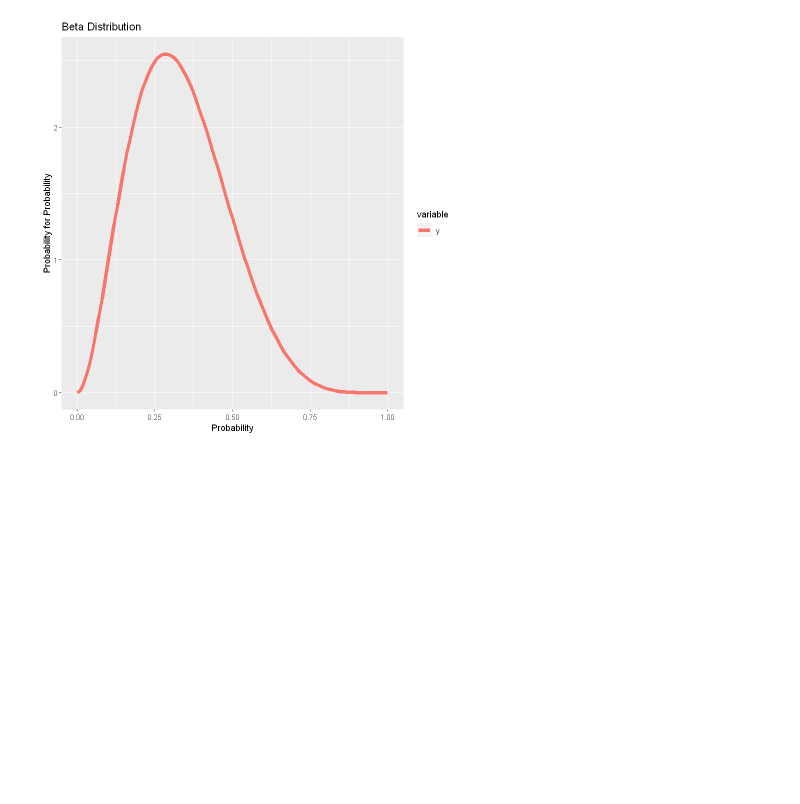
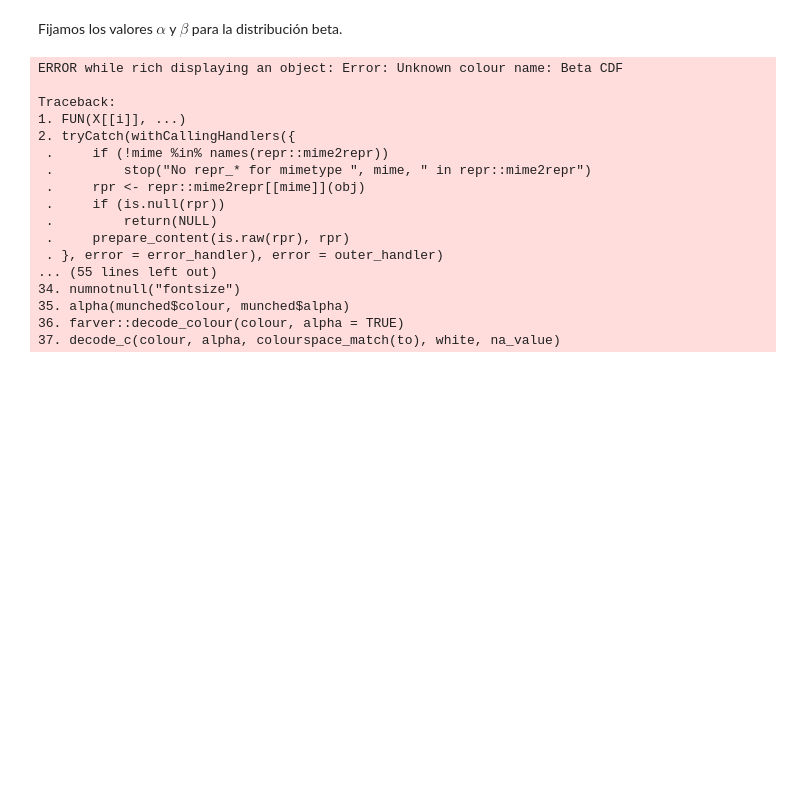
Before and after one commit to fjsaezm/mcd, a Jupyter notebook: MAE/PdfEstimation/Untitled.ipynb, the cells around one changed output. Drawn from its saved outputs; the diff is of its cells as text; code cells hidden in the pictures; blank space fills up the shorter version.

```diff
--- a/MAE/PdfEstimation/Untitled.ipynb
+++ b/MAE/PdfEstimation/Untitled.ipynb
@@ -72,16 +93,39 @@ The following object is masked from 'package:tidyr':
 
     smiths
+# %% [markdown]
+Fijamos los valores $\alpha$ y $\beta$ para la distribución beta.
 # %%
 alpha <- 3
 beta <- 6
 # %%
 x <- seq(0, 1, 0.01)
-beta_dist <- data.frame(x = x, y = dbeta(x,shape1=alpha,shape2=beta))
-beta_melt <- melt(beta_dist,x)
-g <- ggplot(beta_melt, aes(x,value, color=variable))
-g+geom_line(size=2) + labs(title="Beta Distribution") + labs(x="Probability", y="Probability for Probability")
+beta_dens <- data.frame(x = x, y = dbeta(x,shape1=alpha,shape2=beta))
+beta_melt <- melt(beta_dens,x)
+ggplot(beta_melt, aes(x,value, color="Beta Density")) +
+    geom_line(size=1.3) +
+    labs(title="Beta Distribution") +
+    stat_function(fun = function(x) pbeta(x, alpha, beta), color = "Beta CDF",size = 1) +
+    labs(x="Probability", y="Density") +
+    scale_color_manual("Legend",values=c("blue","red"))
 # %% [output]
+ERROR while rich displaying an object: Error: Unknown colour name: Beta CDF
+
+Traceback:
+1. FUN(X[[i]], ...)
+2. tryCatch(withCallingHandlers({
+ .     if (!mime %in% names(repr::mime2repr))
+ .         stop("No repr_* for mimetype ", mime, " in repr::mime2repr")
+ .     rpr <- repr::mime2repr[[mime]](obj)
+ .     if (is.null(rpr))
+ .         return(NULL)
+ .     prepare_content(is.raw(rpr), rpr)
+ . }, error = error_handler), error = outer_handler)
+... (55 lines left out)
+34. numnotnull("fontsize")
+35. alpha(munched$colour, munched$alpha)
+36. farver::decode_colour(colour, alpha = TRUE)
+37. decode_c(colour, alpha, colourspace_match(to), white, na_value)
-[figure, old version]
+[figure, new version]
 # %%
 rkernel <- function(n, data, h){
   # genera n observaciones de una distribución correspondiente a un estimador
```
Also changed, not shown: parts of 7 cells of this notebook.
